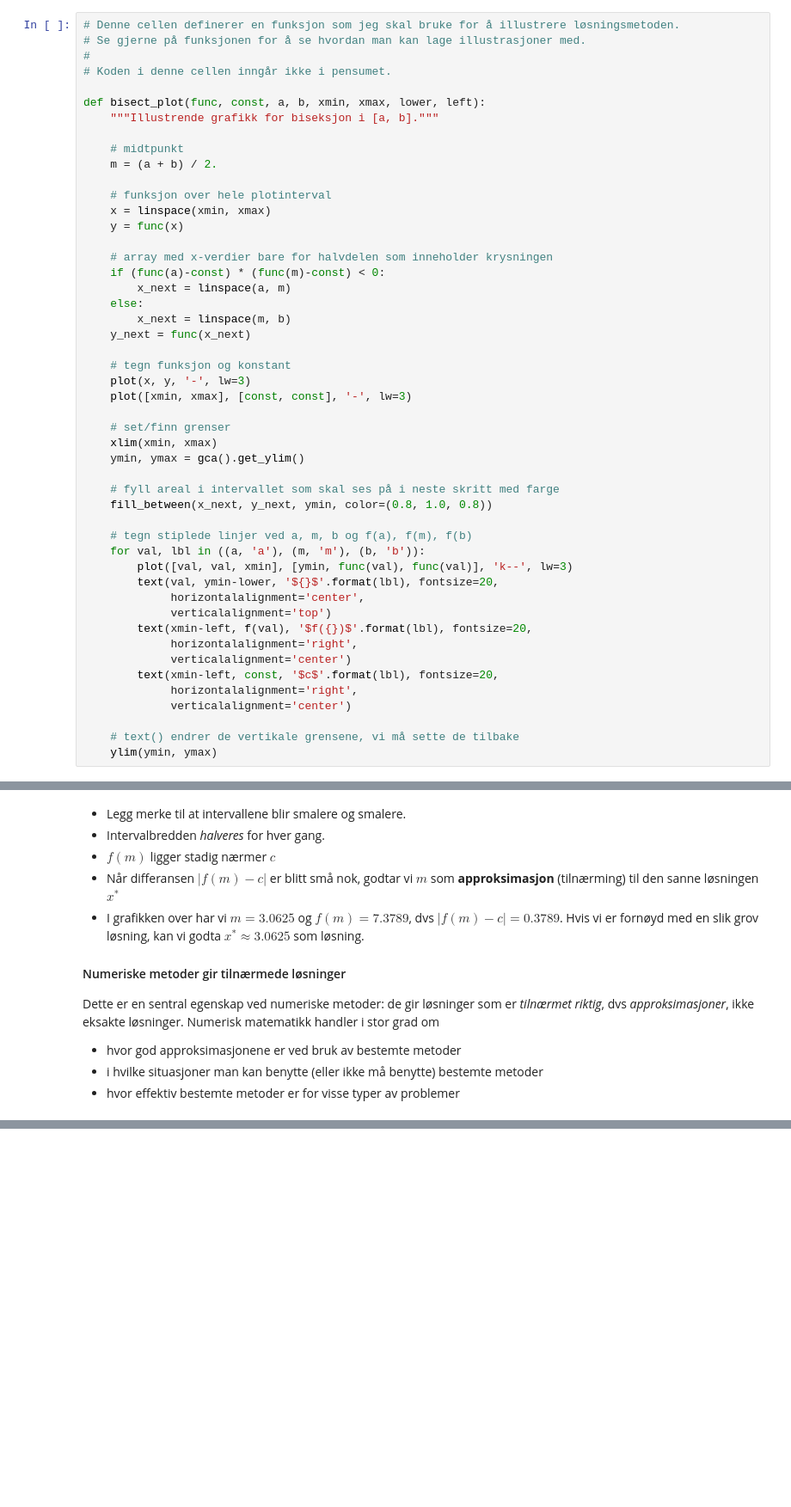
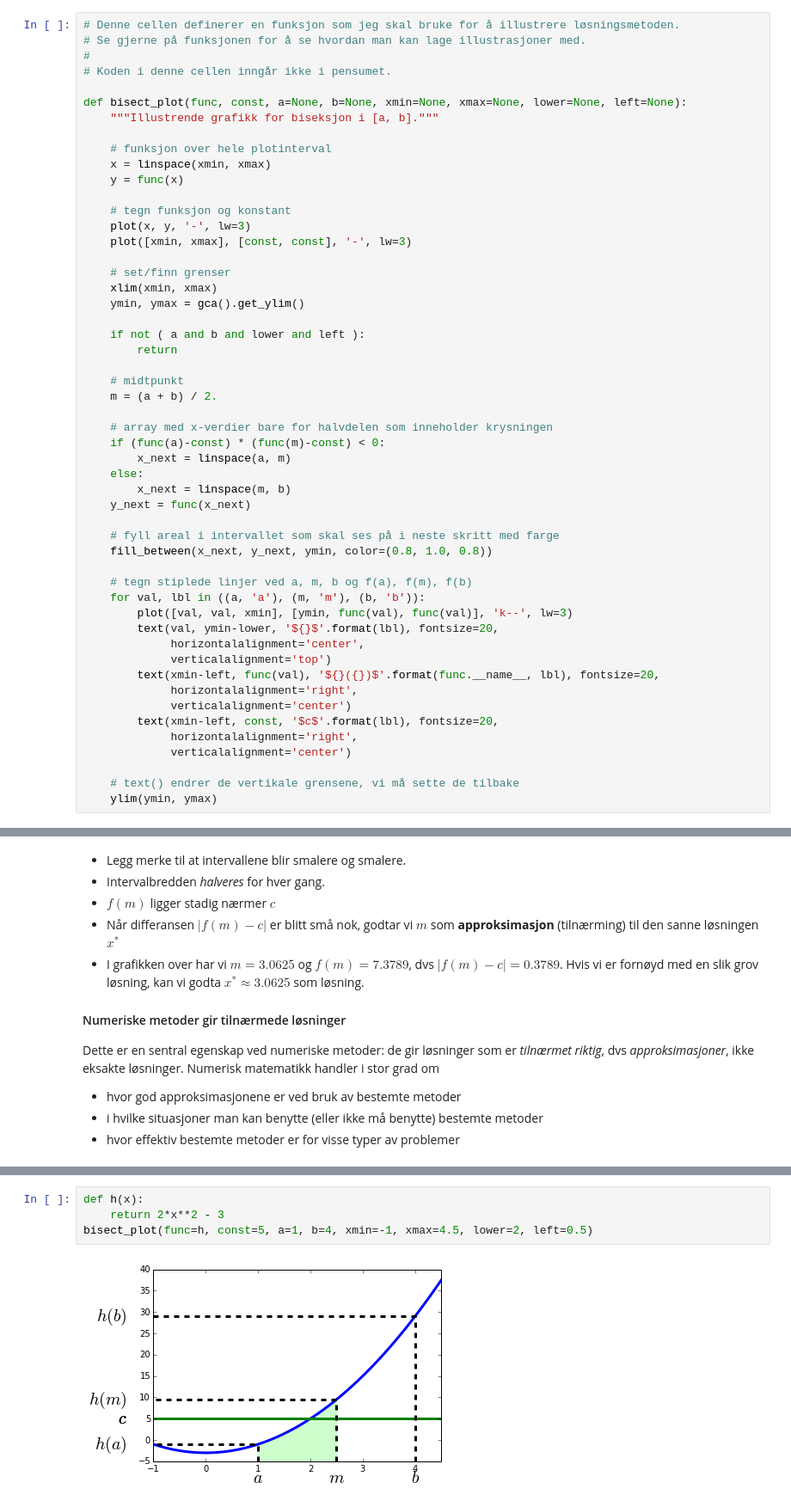
Before and after one commit to Ranmar/UMB_INF100_H13, a Jupyter notebook: Forelesninger/INF100_H13_F07.ipynb, the cells around one changed output, grey strips where cells are left out. Shown: that part at 86% size. Drawn from its saved outputs; the diff is of its cells as text; blank space fills up the shorter version.

```diff
--- a/Forelesninger/INF100_H13_F07.ipynb
+++ b/Forelesninger/INF100_H13_F07.ipynb
@@ -481,22 +486,12 @@ title('Likning 4');
 #
 # Koden i denne cellen inngår ikke i pensumet.
 
-def bisect_plot(func, const, a, b, xmin, xmax, lower, left):
+def bisect_plot(func, const, a=None, b=None, xmin=None, xmax=None, lower=None, left=None):
     """Illustrende grafikk for biseksjon i [a, b]."""
-
-    # midtpunkt
-    m = (a + b) / 2.
 
     # funksjon over hele plotinterval
     x = linspace(xmin, xmax)
     y = func(x)
-
-    # array med x-verdier bare for halvdelen som inneholder krysningen
-    if (func(a)-const) * (func(m)-const) < 0:
-        x_next = linspace(a, m)
-    else:
-        x_next = linspace(m, b)
-    y_next = func(x_next)
 
     # tegn funksjon og konstant
     plot(x, y, '-', lw=3)
@@ -505,6 +500,19 @@ def bisect_plot(func, const, a, b, xmin, xmax, lower, left):
     # set/finn grenser
     xlim(xmin, xmax)
     ymin, ymax = gca().get_ylim()
+
+    if not ( a and b and lower and left ):
+        return
+
+    # midtpunkt
+    m = (a + b) / 2.
+
+    # array med x-verdier bare for halvdelen som inneholder krysningen
+    if (func(a)-const) * (func(m)-const) < 0:
+        x_next = linspace(a, m)
+    else:
+        x_next = linspace(m, b)
+    y_next = func(x_next)
 
     # fyll areal i intervallet som skal ses på i neste skritt med farge
     fill_between(x_next, y_next, ymin, color=(0.8, 1.0, 0.8))
@@ -515,7 +523,7 @@ def bisect_plot(func, const, a, b, xmin, xmax, lower, left):
         text(val, ymin-lower, '${}$'.format(lbl), fontsize=20,
              horizontalalignment='center',
              verticalalignment='top')
-        text(xmin-left, f(val), '$f({})$'.format(lbl), fontsize=20,
+        text(xmin-left, func(val), '${}({})$'.format(func.__name__, lbl), fontsize=20,
              horizontalalignment='right',
              verticalalignment='center')
         text(xmin-left, const, '$c$'.format(lbl), fontsize=20,
@@ -576,0 +593,6 @@ Dette er en sentral egenskap ved numeriske metoder: de gir løsninger som er *ti
+# %%
+def h(x):
+    return 2*x**2 - 3
+bisect_plot(func=h, const=5, a=1, b=4, xmin=-1, xmax=4.5, lower=2, left=0.5)
+# %% [output]
+[figure, added]
```
Also changed, not shown: parts of 12 cells of this notebook.
